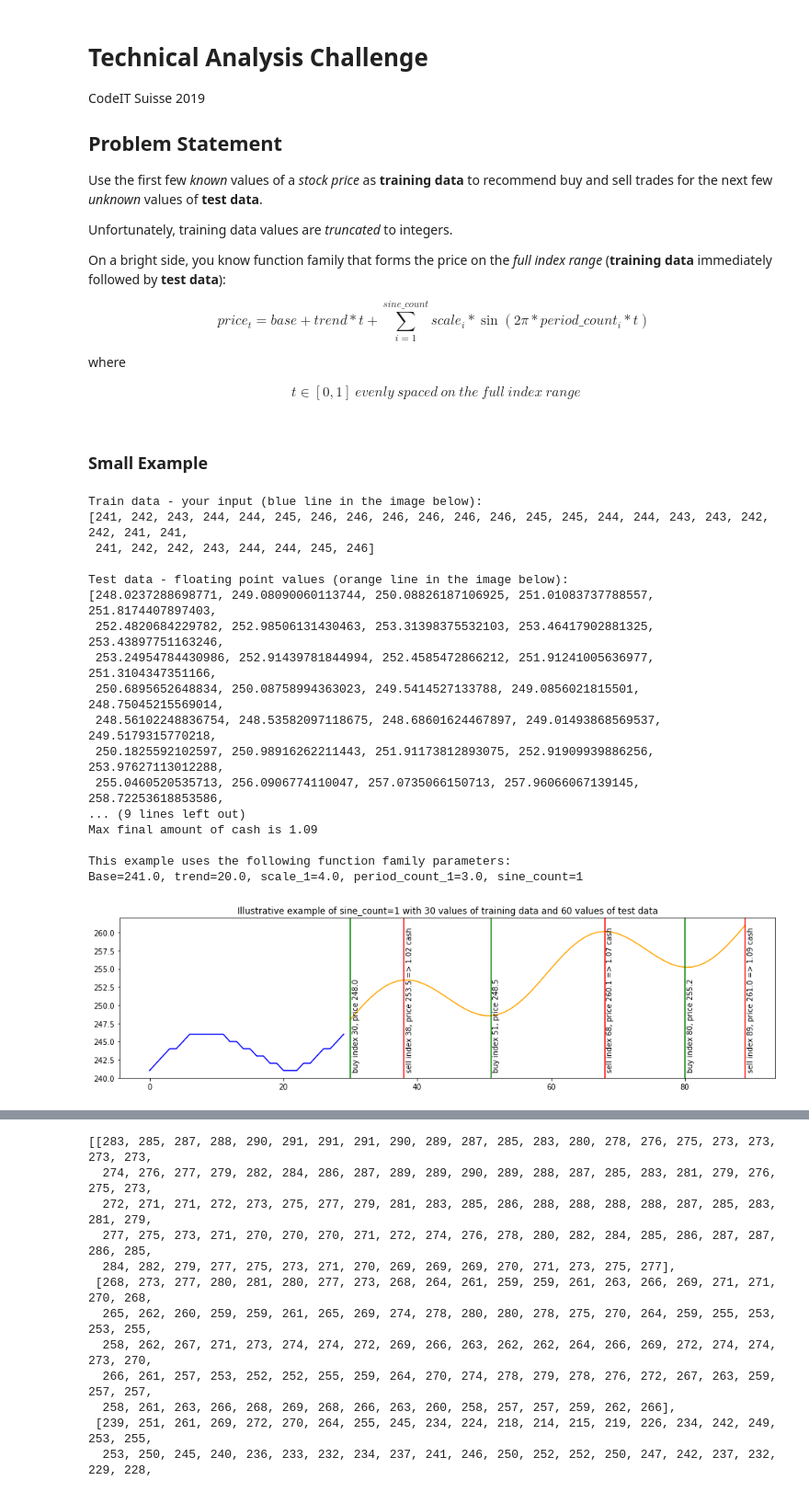
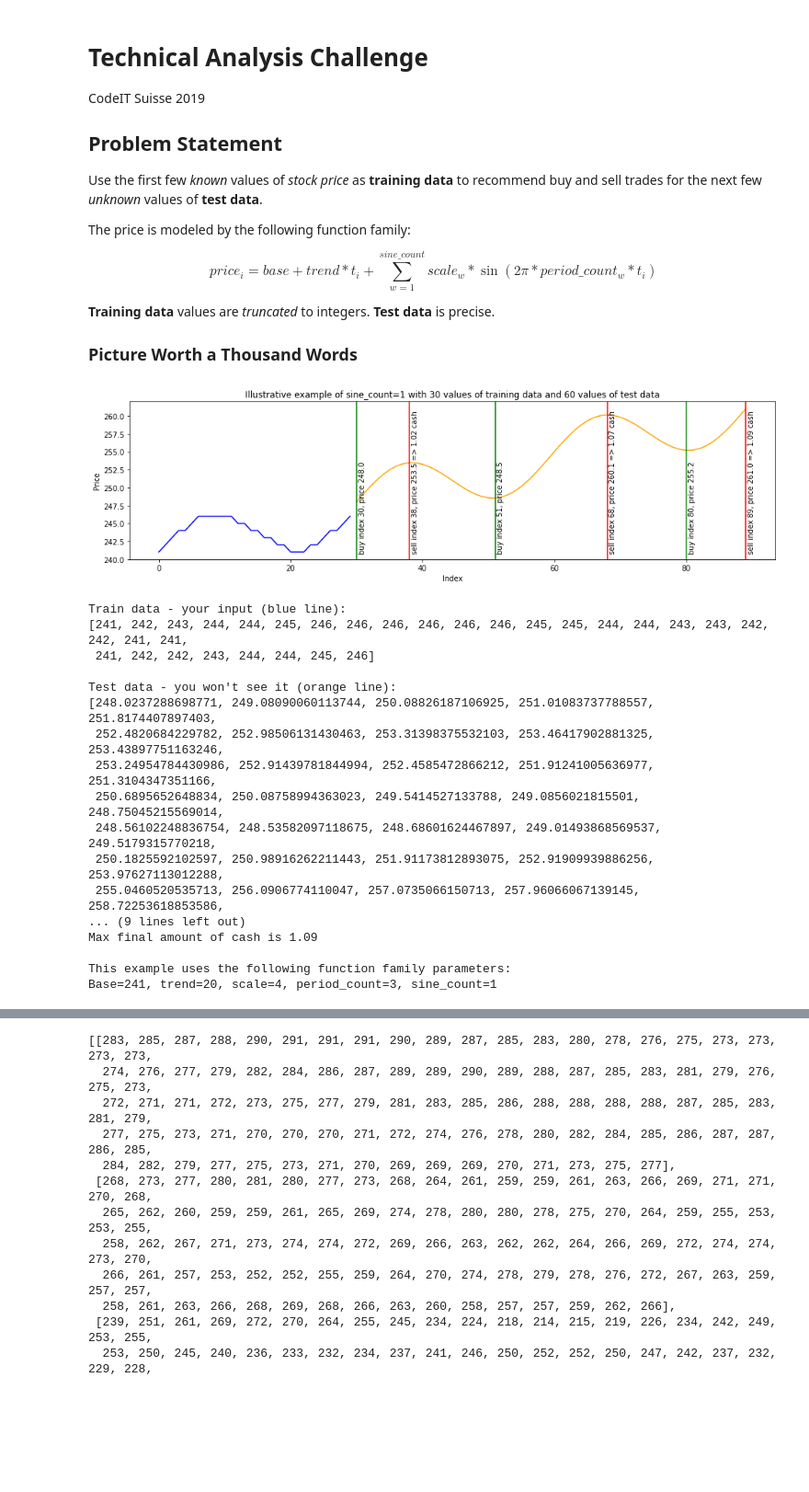
Before and after one commit to konstmsu/cis19-technical-analysis, a Jupyter notebook: instructions.ipynb, the cells around one changed output, grey strips where cells are left out. Shown at 92% size. Cells and saved outputs as stored; diff of their text form; code cells hidden in the pictures; blank space fills up the shorter version.

```diff
--- a/instructions.ipynb
+++ b/instructions.ipynb
@@ -4,23 +4,17 @@ CodeIT Suisse 2019
 
 ## Problem Statement
 
-Use the first few *known* values of a *stock price* as **training data** to recommend buy and sell trades for the next few *unknown* values of **test data**.
+Use the first few *known* values of *stock price* as **training data** to recommend buy and sell trades for the next few *unknown* values of **test data**.
 
-Unfortunately, training data values are *truncated* to integers.
-
-On a bright side, you know function family that forms the price on the *full index range* (**training data** immediately followed by **test data**):
+The price is modeled by the following function family:
 
 \begin{equation}
-price_t = base + trend * t + \sum_{i=1}^{sine\_count} scale_i * \sin(2\pi * period\_count_i * t)
+price_i = base + trend * t_i + \sum_{w=1}^{sine\_count} scale_w * \sin(2\pi * period\_count_w * t_i)
 \end{equation}
 
-where
+**Training data** values are *truncated* to integers. **Test data** is precise.
 
-\begin{align}
-t \in [0, 1]\>evenly\>spaced\>on\>the\>full\>index\>range
-\end{align}
+### Picture Worth a Thousand Words
-# %% [markdown]
-### Small Example
 # %%
 %matplotlib inline
 
@@ -45,42 +39,46 @@ def show_sample():
     plt.plot(scenario.train_size + np.arange(scenario.test_size), scenario.test_signal, color='orange')
     min_y = min(scenario.train_signal.min(), scenario.test_signal.min())
     money = 1
     for i, trade in enumerate(optimal_trades):
         price = scenario.test_signal[trade]
         x = scenario.train_size + trade
         isSell = i % 2
         plt.axvline(x, 0, price, color=['green', 'red'][isSell])
         if isSell:
             money = price * security
             text = f"sell index {x}, price {price:.1f} => {money:,.2f} cash"
         else:
             security = money / price
             text = f"buy index {x}, price {price:.1f}"
 
         plt.text(x+0.3,min_y,text,rotation=90)
+        plt.xlabel('Index')
+        plt.ylabel('Price')
 
-    print("Train data - your input (blue line in the image below):")
+    plt.show()
+    print("Train data - your input (blue line):")
     pprint.pprint(scenario.train_signal.tolist(), compact=True, width=110)
     print()
-    print("Test data - floating point values (orange line in the image below):")
+    print("Test data - you won't see it (orange line):")
     pprint.pprint(scenario.test_signal.tolist(), compact=True, width=110)
     print()
-    print("Optimal trades - the output you need to produce (alternating green and red lines in the image below):")
+    print("Optimal trades - the output you need to produce (alternating green and red lines):")
     pprint.pprint([scenario.train_size + t for t in optimal_trades], compact=True)
     print()
     print(f"Max final amount of cash is {money:.2f}")
     print()
     m = scenario.model_parameters
     print("This example uses the following function family parameters:")
-    print(f"Base={m[0]}, trend={m[1]}, scale_1={m[2]}, period_count_1={m[3]}, sine_count={scenario.sine_count}")
+    print(f"Base={m[0]:.3g}, trend={m[1]:.3g}, scale={m[2]:.3g}, period_count={m[3]:.3g}, sine_count={scenario.sine_count}")
 
 show_sample()
 # %% [output]
+[figure, new version]
-Train data - your input (blue line in the image below):
+Train data - your input (blue line):
 [241, 242, 243, 244, 244, 245, 246, 246, 246, 246, 246, 246, 245, 245, 244, 244, 243, 243, 242, 242, 241, 241,
  241, 242, 242, 243, 244, 244, 245, 246]
 
-Test data - floating point values (orange line in the image below):
+Test data - you won't see it (orange line):
 [248.0237288698771, 249.08090060113744, 250.08826187106925, 251.01083737788557, 251.8174407897403,
  252.4820684229782, 252.98506131430463, 253.31398375532103, 253.46417902881325, 253.43897751163246,
  253.24954784430986, 252.91439781844994, 252.4585472866212, 251.91241005636977, 251.3104347351166,
@@ -92,5 +90,4 @@ Test data - floating point values (orange line in the image below):
 Max final amount of cash is 1.09
 
 This example uses the following function family parameters:
-Base=241.0, trend=20.0, scale_1=4.0, period_count_1=3.0, sine_count=1
+Base=241, trend=20, scale=4, period_count=3, sine_count=1
-[figure, old version]
```
Also changed, not shown: parts of 8 cells of this notebook, 3 other files.
